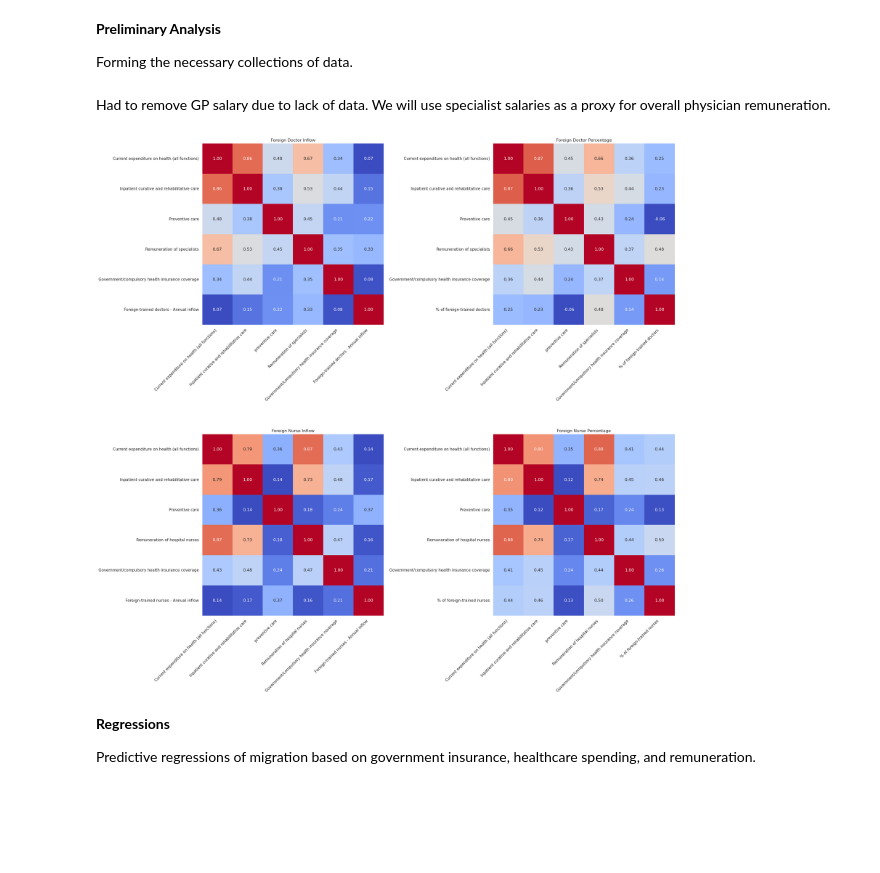
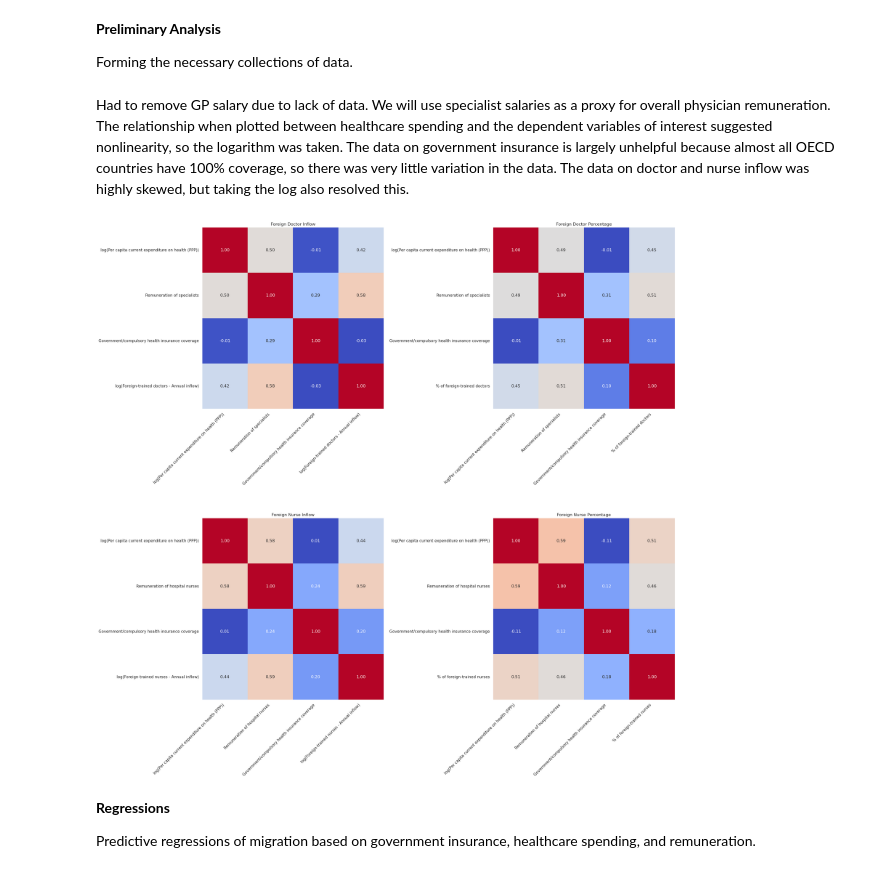
Before and after one commit to wren17/ECON323-Project, a Jupyter notebook: ECON323-FinalProject.ipynb, the cells around one changed output. Saved outputs shown, nothing was run; the diff lists cells and outputs as text; code cells hidden in the pictures; blank space fills up the shorter version.

Commit message:
Done insurance, remuneration, spending
Lots of changes to the data and regressions used in this section. Regressions have much better R^2 and t-values.

```diff
--- a/ECON323-FinalProject.ipynb
+++ b/ECON323-FinalProject.ipynb
@@ -400,61 +384,60 @@ Countries with a higher number of mortality, hospital admission, and readmission
 
 Forming the necessary collections of data.
 # %% [markdown]
-Had to remove GP salary due to lack of data. We will use specialist salaries as a proxy for overall physician remuneration.
+Had to remove GP salary due to lack of data. We will use specialist salaries as a proxy for overall physician remuneration. The relationship when plotted between healthcare spending and the dependent variables of interest suggested nonlinearity, so the logarithm was taken. The data on government insurance is largely unhelpful because almost all OECD countries have 100% coverage, so there was very little variation in the data. The data on doctor and nurse inflow was highly skewed, but taking the log also resolved this.
 # %%
-hlth_percap_ppp = health_expen["Per capita, current prices, current PPPs"]["Current expenditure on health (all functions)"]
-inpt_percap_ppp = health_expen["Per capita, current prices, current PPPs"]["Inpatient curative and rehabilitative care"]
-prev_percap_ppp = health_expen["Per capita, current prices, current PPPs"]["Preventive care"]
+log_hlth_percap_ppp = np.log(health_expen["Per capita, current prices, current PPPs"]["Current expenditure on health (all functions)"])
 nur_sal_usd = health_resor["Salaried, income, US$ exchange rate"]["Remuneration of hospital nurses"]
 spec_sal_usd = health_resor["Salaried, income, US$ exchange rate"]["Remuneration of specialists"]
 gov_hi_pct = social_proc["% of total population"]["Government/compulsory health insurance coverage"]
-pop_cov_pct = social_proc["% of total population covered"]["Total public and primary voluntary health insurance coverage"]
 for_doc_pct = worker_migr["% of foreign-trained doctors"]
 for_nur_pct = worker_migr["% of foreign-trained nurses"]
-for_doc_inf = worker_migr["Foreign-trained doctors - Annual inflow"]
-for_nur_inf = worker_migr["Foreign-trained nurses - Annual inflow"]
+log_for_doc_inf = np.log(worker_migr.loc[worker_migr["Foreign-trained doctors - Annual inflow"]!=0]["Foreign-trained doctors - Annual inflow"])
+log_for_nur_inf = np.log(worker_migr.loc[worker_migr["Foreign-trained nurses - Annual inflow"]!=0]["Foreign-trained nurses - Annual inflow"])
 # %%
-doc_pct_pred_list = [hlth_percap_ppp,inpt_percap_ppp,prev_percap_ppp,spec_sal_usd,gov_hi_pct,for_doc_pct]
+doc_pct_pred_list = [log_hlth_percap_ppp,spec_sal_usd,gov_hi_pct,for_doc_pct]
 doc_pct_pred = pd.concat(doc_pct_pred_list,axis=1).dropna()
+doc_pct_pred = doc_pct_pred.rename(columns = {"Current expenditure on health (all functions)":"log(Per capita current expenditure on health (PPP))"})
 doc_pct_pred_corr = doc_pct_pred.corr()
 
-doc_inf_pred_list = [hlth_percap_ppp,inpt_percap_ppp,prev_percap_ppp,spec_sal_usd,gov_hi_pct,for_doc_inf]
+doc_inf_pred_list = [log_hlth_percap_ppp,spec_sal_usd,gov_hi_pct,log_for_doc_inf]
 doc_inf_pred = pd.concat(doc_inf_pred_list,axis=1).dropna()
+doc_inf_pred = doc_inf_pred.rename(columns = {"Current expenditure on health (all functions)":"log(Per capita current expenditure on health (PPP))"})
+doc_inf_pred = doc_inf_pred.rename(columns = {"Foreign-trained doctors - Annual inflow":"log(Foreign-trained doctors - Annual inflow)"})
 doc_inf_pred_corr = doc_inf_pred.corr()
 
-nur_pct_pred_list = [hlth_percap_ppp,inpt_percap_ppp,prev_percap_ppp,nur_sal_usd,gov_hi_pct,for_nur_pct]
+nur_pct_pred_list = [log_hlth_percap_ppp,nur_sal_usd,gov_hi_pct,for_nur_pct]
 nur_pct_pred = pd.concat(nur_pct_pred_list,axis=1).dropna()
+nur_pct_pred = nur_pct_pred.rename(columns = {"Current expenditure on health (all functions)":"log(Per capita current expenditure on health (PPP))"})
 nur_pct_pred_corr = nur_pct_pred.corr()
 
-nur_inf_pred_list = [hlth_percap_ppp,inpt_percap_ppp,prev_percap_ppp,nur_sal_usd,gov_hi_pct,for_nur_inf]
+nur_inf_pred_list = [log_hlth_percap_ppp,nur_sal_usd,gov_hi_pct,log_for_nur_inf]
 nur_inf_pred = pd.concat(nur_inf_pred_list,axis=1).dropna()
+nur_inf_pred = nur_inf_pred.rename(columns = {"Current expenditure on health (all functions)":"log(Per capita current expenditure on health (PPP))"})
+nur_inf_pred = nur_inf_pred.rename(columns = {"Foreign-trained nurses - Annual inflow":"log(Foreign-trained nurses - Annual inflow)"})
 nur_inf_pred_corr = nur_inf_pred.corr()
 # %%
 fig, ax = plt.subplots(2,2,figsize=(23, 23), constrained_layout=True)
 
 sns.heatmap(data = doc_inf_pred_corr, annot=True, fmt=".2f", cmap="coolwarm", cbar=False, square = True, ax = ax[0,0])
 ax[0,0].set_title('Foreign Doctor Inflow')
-ax[0,0].set_xticks([.5,1.5,2.5,3.5,4.5,5.5],["Current expenditure on health (all functions)","Inpatient curative and rehabilitative care", "preventive care",
-                    "Remuneration of specialists","Government/compulsory health insurance coverage","Foreign-trained doctors - Annual inflow"],rotation=45, ha='right')
+ax[0,0].set_xticks([.5,1.5,2.5,3.5],["log(Per capita current expenditure on health (PPP))","Remuneration of specialists","Government/compulsory health insurance coverage","log(Foreign-trained doctors - Annual inflow)"],rotation=45, ha='right')
 
 sns.heatmap(data = doc_pct_pred_corr, annot=True, fmt=".2f", cmap="coolwarm", cbar=False, square = True, ax = ax[0,1])
 ax[0,1].set_title('Foreign Doctor Percentage')
-ax[0,1].set_xticks([.5,1.5,2.5,3.5,4.5,5.5],["Current expenditure on health (all functions)","Inpatient curative and rehabilitative care", "preventive care",
-                    "Remuneration of specialists","Government/compulsory health insurance coverage","% of foreign-trained doctors"],rotation=45, ha='right')
+ax[0,1].set_xticks([.5,1.5,2.5,3.5],["log(Per capita current expenditure on health (PPP))","Remuneration of specialists","Government/compulsory health insurance coverage","% of foreign-trained doctors"],rotation=45, ha='right')
 
 sns.heatmap(data = nur_inf_pred_corr, annot=True, fmt=".2f", cmap="coolwarm", cbar=False, square = True, ax = ax[1,0])
 ax[1,0].set_title('Foreign Nurse Inflow')
-ax[1,0].set_xticks([.5,1.5,2.5,3.5,4.5,5.5],["Current expenditure on health (all functions)","Inpatient curative and rehabilitative care", "preventive care",
-                    "Remuneration of hospital nurses","Government/compulsory health insurance coverage","Foreign-trained nurses - Annual inflow"],rotation=45, ha='right')
+ax[1,0].set_xticks([.5,1.5,2.5,3.5],["log(Per capita current expenditure on health (PPP))","Remuneration of hospital nurses","Government/compulsory health insurance coverage","log(Foreign-trained nurses - Annual inflow)"],rotation=45, ha='right')
 
 sns.heatmap(data = nur_pct_pred_corr, annot=True, fmt=".2f", cmap="coolwarm", cbar=False, square = True, ax = ax[1,1])
 ax[1,1].set_title('Foreign Nurse Percentage')
-ax[1,1].set_xticks([.5,1.5,2.5,3.5,4.5,5.5],["Current expenditure on health (all functions)","Inpatient curative and rehabilitative care", "preventive care",
-                    "Remuneration of hospital nurses","Government/compulsory health insurance coverage","% of foreign-trained nurses"],rotation=45, ha='right')
+ax[1,1].set_xticks([.5,1.5,2.5,3.5],["log(Per capita current expenditure on health (PPP))","Remuneration of hospital nurses","Government/compulsory health insurance coverage","% of foreign-trained nurses"],rotation=45, ha='right')
 
 plt.show()
 # %% [output]
-[figure, old version]
+[figure, new version]
 # %% [markdown]
 **Regressions**
 
```
Also changed, not shown: parts of 10 cells of this notebook.
